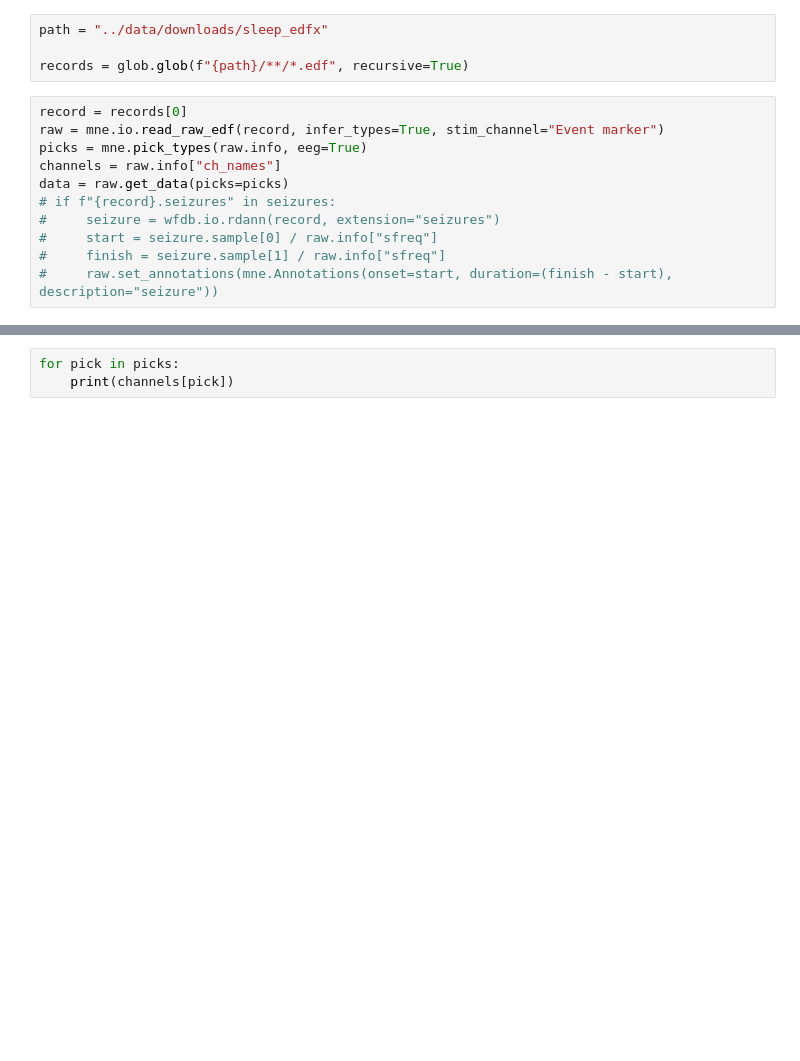
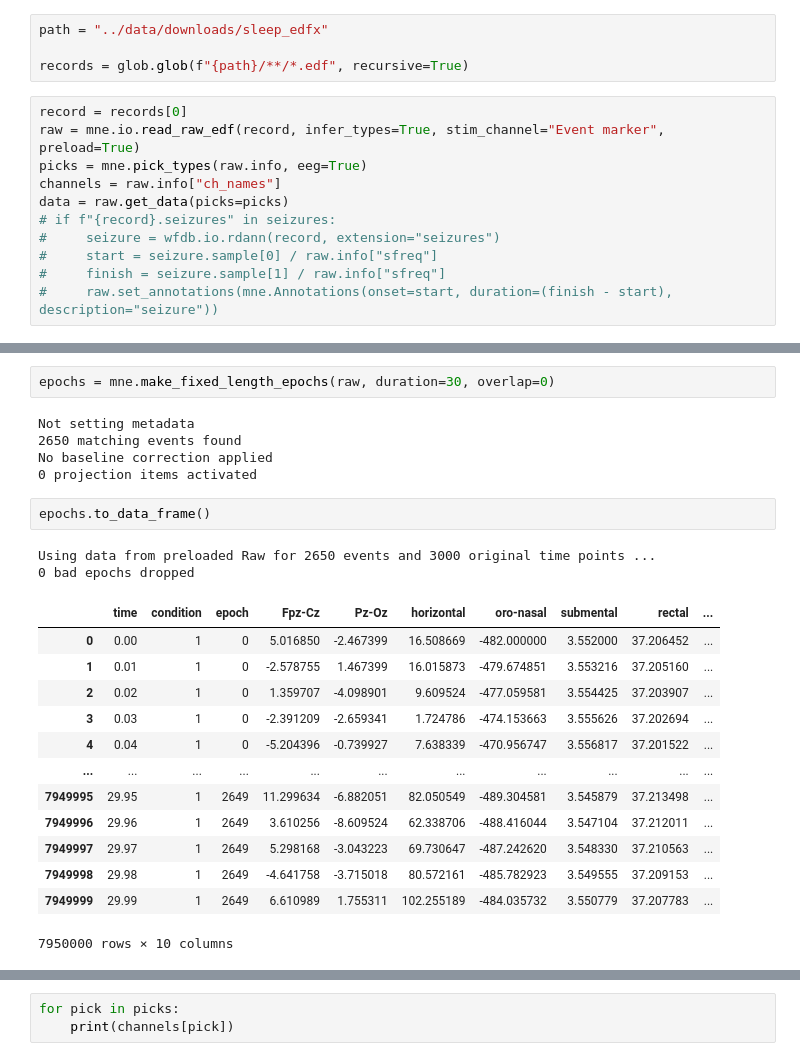
Before and after one commit to mhmnemati/ms-thesis-code, a Jupyter notebook: notebooks/init.ipynb, the cells around one changed output, grey strips where cells are left out. Cells and saved outputs as stored; diff of their text form; blank space fills up the shorter version.

```diff
--- a/notebooks/init.ipynb
+++ b/notebooks/init.ipynb
@@ -11,7 +16,7 @@ path = "../data/downloads/sleep_edfx"
 records = glob.glob(f"{path}/**/*.edf", recursive=True)
 # %%
 record = records[0]
-raw = mne.io.read_raw_edf(record, infer_types=True, stim_channel="Event marker")
+raw = mne.io.read_raw_edf(record, infer_types=True, stim_channel="Event marker", preload=True)
 picks = mne.pick_types(raw.info, eeg=True)
 channels = raw.info["ch_names"]
 data = raw.get_data(picks=picks)
@@ -33,0 +60,25 @@ Creating raw.info structure...
+# %%
+epochs = mne.make_fixed_length_epochs(raw, duration=30, overlap=0)
+# %% [output]
+Not setting metadata
+2650 matching events found
+No baseline correction applied
+0 projection items activated
+# %%
+epochs.to_data_frame()
+# %% [output]
+Using data from preloaded Raw for 2650 events and 3000 original time points ...
+0 bad epochs dropped
+|  | time | condition | epoch | Fpz-Cz | Pz-Oz | horizontal | oro-nasal | submental | rectal | ... |
+| 0 | 0.00 | 1 | 0 | 5.016850 | -2.467399 | 16.508669 | -482.000000 | 3.552000 | 37.206452 | ... |
+| 1 | 0.01 | 1 | 0 | -2.578755 | 1.467399 | 16.015873 | -479.674851 | 3.553216 | 37.205160 | ... |
+| 2 | 0.02 | 1 | 0 | 1.359707 | -4.098901 | 9.609524 | -477.059581 | 3.554425 | 37.203907 | ... |
+| 3 | 0.03 | 1 | 0 | -2.391209 | -2.659341 | 1.724786 | -474.153663 | 3.555626 | 37.202694 | ... |
+| 4 | 0.04 | 1 | 0 | -5.204396 | -0.739927 | 7.638339 | -470.956747 | 3.556817 | 37.201522 | ... |
+| ... | ... | ... | ... | ... | ... | ... | ... | ... | ... | ... |
+| 7949995 | 29.95 | 1 | 2649 | 11.299634 | -6.882051 | 82.050549 | -489.304581 | 3.545879 | 37.213498 | ... |
+| 7949996 | 29.96 | 1 | 2649 | 3.610256 | -8.609524 | 62.338706 | -488.416044 | 3.547104 | 37.212011 | ... |
+| 7949997 | 29.97 | 1 | 2649 | 5.298168 | -3.043223 | 69.730647 | -487.242620 | 3.548330 | 37.210563 | ... |
+| 7949998 | 29.98 | 1 | 2649 | -4.641758 | -3.715018 | 80.572161 | -485.782923 | 3.549555 | 37.209153 | ... |
+| 7949999 | 29.99 | 1 | 2649 | 6.610989 | 1.755311 | 102.255189 | -484.035732 | 3.550779 | 37.207783 | ... |
+7950000 rows × 10 columns
```
Also changed, not shown: parts of 9 cells of this notebook, 28 other files.
